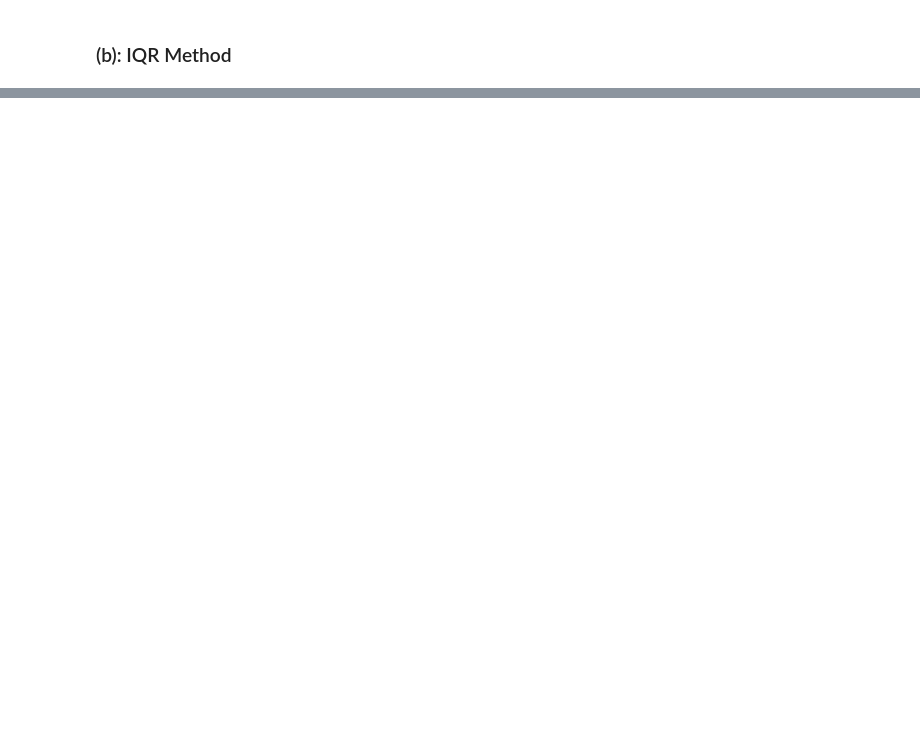
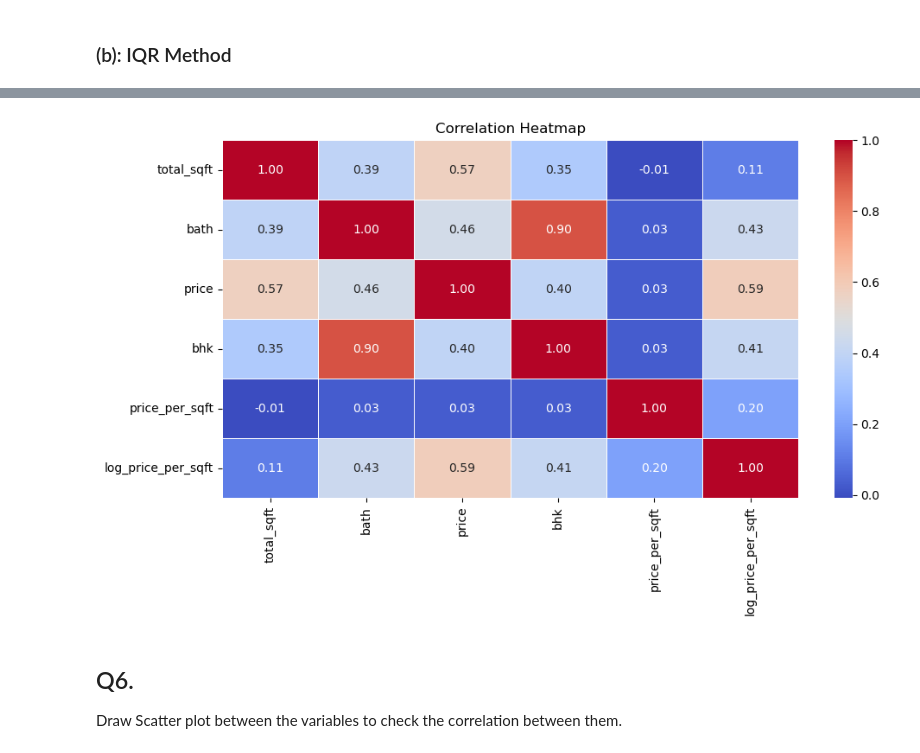
Before and after one commit to jumishafeeq/ML-Assignments, a Jupyter notebook: ML_Assignment.ipynb, the cells around one changed output, grey strips where cells are left out. Saved outputs shown, nothing was run; the diff lists cells and outputs as text; code cells hidden in the pictures; blank space fills up the shorter version.

```diff
--- a/ML_Assignment.ipynb
+++ b/ML_Assignment.ipynb
@@ -225,0 +344,4 @@ sns.boxplot(capping_df['price_per_sqft'])
+# %%
+# Select only numeric columns
+numeric_df = df.select_dtypes(include=['number'])
+numeric_df
@@ -225,0 +362,15 @@ sns.boxplot(capping_df['price_per_sqft'])
+# %%
+# Compute correlation matrix
+correlation_matrix = numeric_df.corr()
+
+# Plot heatmap
+plt.figure(figsize=(10, 6))
+sns.heatmap(correlation_matrix, annot=True, cmap='coolwarm', fmt=".2f", linewidths=0.5)
+plt.title("Correlation Heatmap")
+plt.tight_layout()
+plt.show()
+# %% [output]
+[figure, added]
+# %% [markdown]
+## Q6.
+Draw Scatter plot between the variables to check the correlation between them.
```
Also changed, not shown: parts of 49 cells of this notebook.
